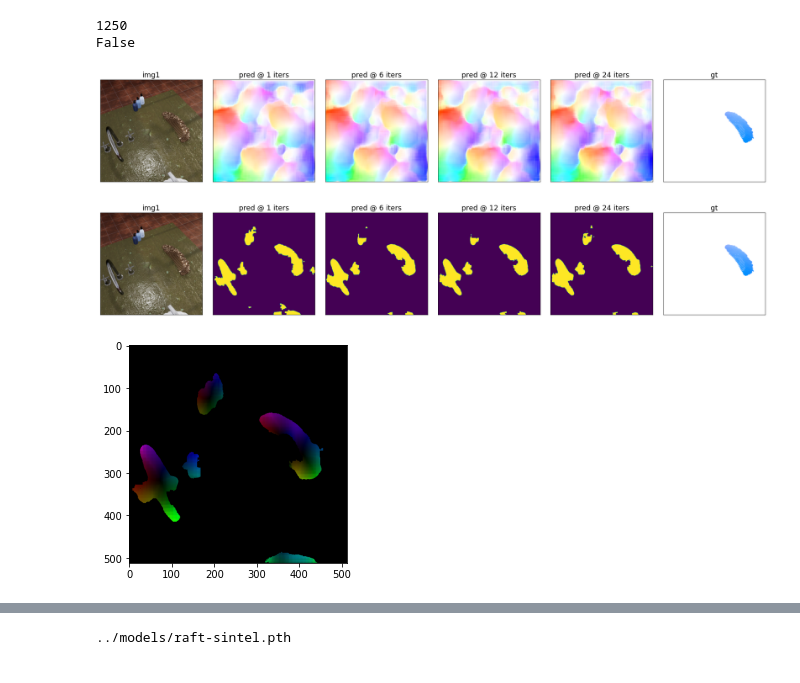
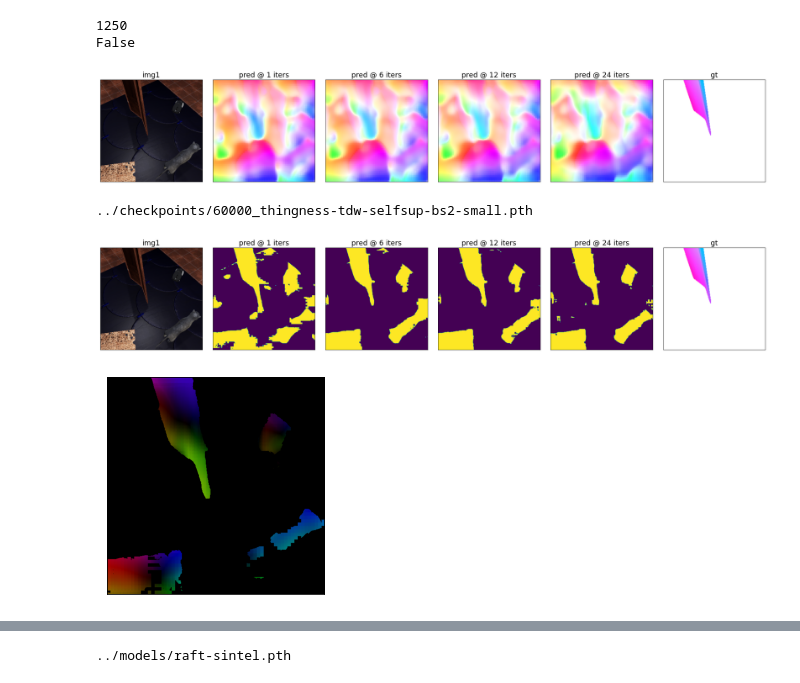
Before and after one commit to neuroailab/RAFT, a Jupyter notebook: notebooks/TDW_dataloading_020522.ipynb, the cells around one changed output, grey strips where cells are left out. Cells and saved outputs as stored; diff of their text form; code cells hidden in the pictures.

```diff
--- a/notebooks/TDW_dataloading_020522.ipynb
+++ b/notebooks/TDW_dataloading_020522.ipynb
@@ -75,8 +75,8 @@ net = torch.nn.DataParallel(CentroidRegressor(args))
 # load_path = '../checkpoints/raft-tdw-bn-amaxtotalenergyframes.pth'
 # load_path = '../models/raft-sintel.pth'
 # load_path = '../checkpoints/thingness-tdw-continue.pth'
-load_path = '../checkpoints/40000_centroid-tdw-static-scaledmse.pth'
-# load_path = '../checkpoints/40000_thingness-tdw-selfsup-bs4.pth'
+# load_path = '../checkpoints/40000_centroid-tdw-static-scaledmse.pth'
+load_path = '../checkpoints/5000_centroid-tdw-selfsup-bs2-scaledmse.pth'
 # load_path = '../checkpoints/thingness-roboberk-selfsup-bs4.pth'
 
 net.load_state_dict(torch.load(load_path), strict=False)
@@ -163,11 +190,13 @@ def viz_raft_prediction(model, dataset, ex=0, iters=[1,12,24], thingness=False,
 def viz_h0_prediction(thingness_model, centroid_model, dataset, ex=0, iters=[1,6,12], thresh=None):
     pass
 # %%
-viz_raft_prediction(net, tdw_dataset, ex=1, iters=[1,6,12,24], thingness=False, thresh=None)
+viz_raft_prediction(net, tdw_dataset, ex=100, iters=[1,6,12,24], thingness=False, thresh=None)
 # %% [output]
-[figure, old version]
+[figure, new version]
 # %%
-viz_raft_prediction(act_net, tdw_dataset, ex=1, iters=[1,6,12,24], thingness=True, thresh=0.1)
+print(thing_path)
+viz_raft_prediction(act_net, tdw_dataset, ex=100, iters=[1,6,12,24], thingness=True, thresh=0.025)
 # %% [output]
+../checkpoints/60000_thingness-tdw-selfsup-bs2-small.pth
-[figure, old version]
+[figure, new version]
 # %%
@@ -178,8 +207,12 @@ viz_raft_prediction(act_net, tdw_dataset, ex=1, iters=[1,6,12,24], thingness=Tru
 # %%
-# from dorsalventral.data.utils import FlowToRgb
-# viz(FlowToRgb(max_speed=0.5)(pred) * (torch.sigmoid(thing) > 0.1).float())
+from dorsalventral.data.utils import FlowToRgb
+viz(FlowToRgb(max_speed=0.5)(pred) * (torch.sigmoid(thing) > 0.05).float())
+
+plt.xticks([])
+plt.yticks([])
+plt.show()
 # %% [output]
-[figure, old version]
+[figure, new version]
 # %%
 import bootraft
 kpnet = bootraft.KpPrior(
```
Also changed, not shown: parts of 5 cells of this notebook, 9 other files.
